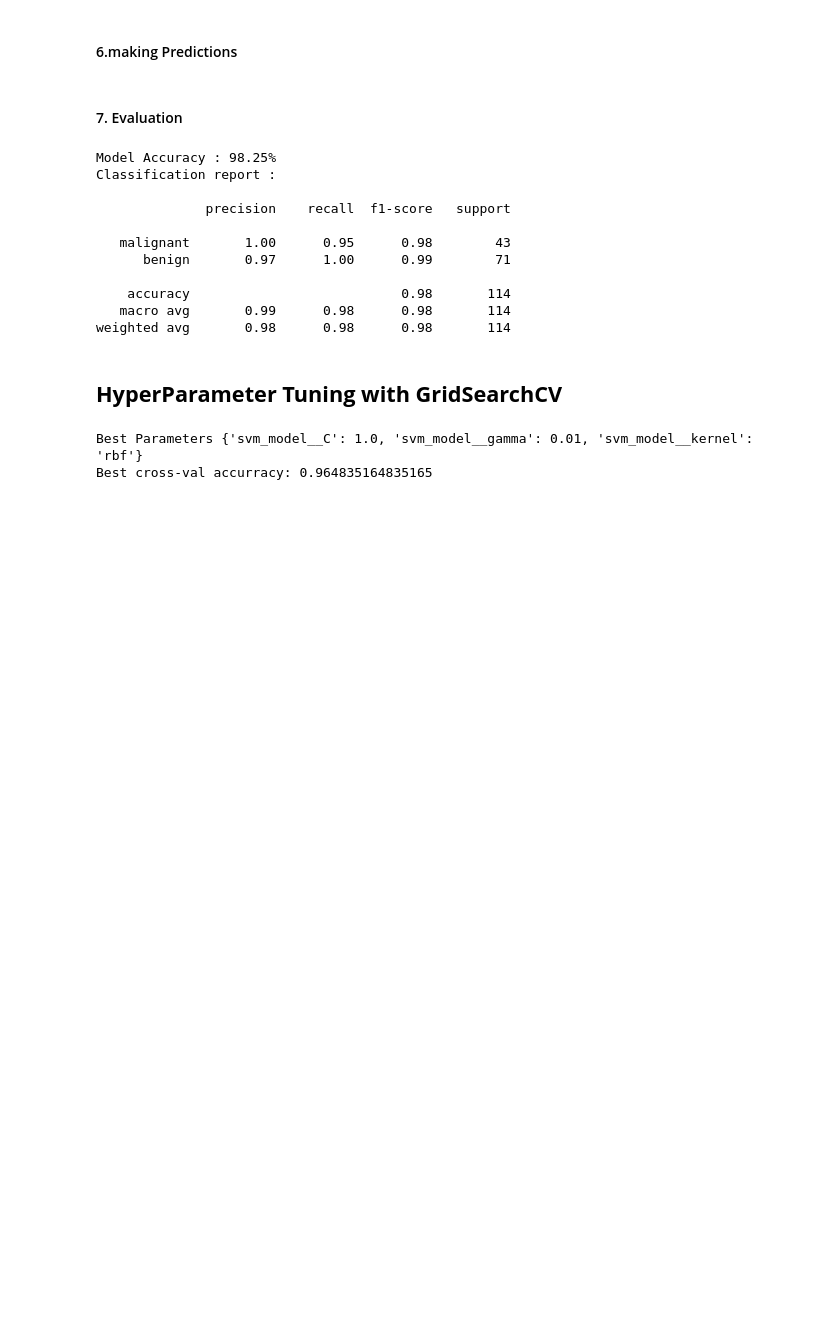
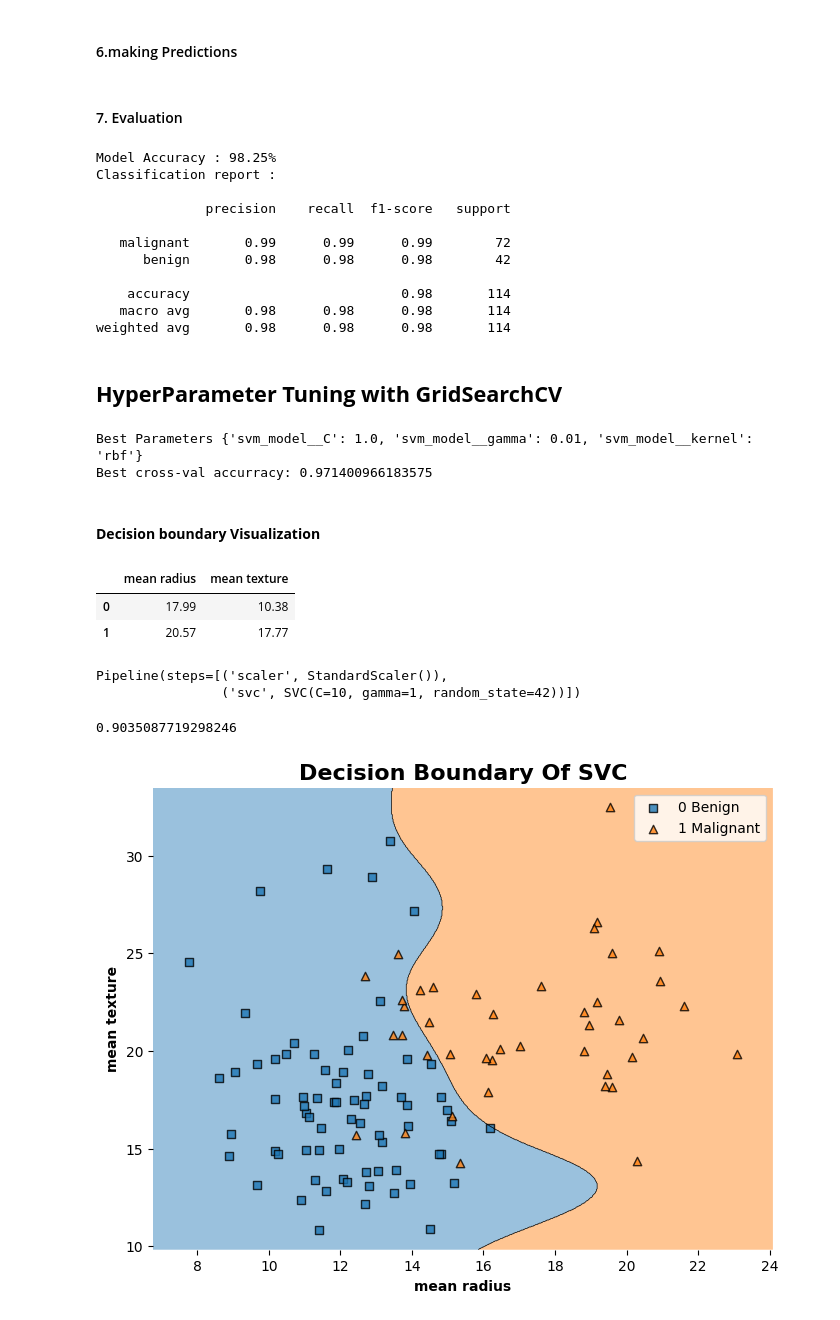
Before and after one commit to Akash123-cyber/ML-Journey, a Jupyter notebook: 18.1_SVM_SVC_and_SVR.ipynb, the cells around one changed output. Cells and saved outputs as stored; diff of their text form; code cells hidden in the pictures; blank space fills up the shorter version.

```diff
--- a/18.1_SVM_SVC_and_SVR.ipynb
+++ b/18.1_SVM_SVC_and_SVR.ipynb
@@ -282,18 +308,18 @@ y_pred = svm_model.predict(x_test_scaled)
 accuracy = accuracy_score(y_test, y_pred)
 # %%
 print(f"Model Accuracy : {accuracy*100:.2f}%")
-print(f"Classification report : \n\n{classification_report(y_test, y_pred, target_names = data.target_names)}")
+print(f"Classification report : \n\n{classification_report(y_test, y_pred, target_names = cancer.target_names)}")
 # %% [output]
 Model Accuracy : 98.25%
 Classification report :
 
               precision    recall  f1-score   support
 
-   malignant       1.00      0.95      0.98        43
-      benign       0.97      1.00      0.99        71
+   malignant       0.99      0.99      0.99        72
+      benign       0.98      0.98      0.98        42
 
     accuracy                           0.98       114
-   macro avg       0.99      0.98      0.98       114
+   macro avg       0.98      0.98      0.98       114
 weighted avg       0.98      0.98      0.98       114
 # %% [markdown]
 ## **HyperParameter Tuning with GridSearchCV**
@@ -317,7 +343,7 @@ rbf_svm_pipeline = Pipeline(
 grid_search = GridSearchCV(
     rbf_svm_pipeline,
     param_grid,
-    cv = 5, # 5-fold cross-validation
+    cv = 10, # 5-fold cross-validation
     scoring = 'accuracy',
     n_jobs = -1
 )
@@ -328,4 +354,57 @@ print("Best Parameters", grid_search.best_params_)
 print("Best cross-val accurracy:", grid_search.best_score_)
 # %% [output]
 Best Parameters {'svm_model__C': 1.0, 'svm_model__gamma': 0.01, 'svm_model__kernel': 'rbf'}
-Best cross-val accurracy: 0.964835164835165
+Best cross-val accurracy: 0.971400966183575
+# %% [markdown]
+#### **Decision boundary Visualization**
+# %%
+x = x.iloc[:,0:2]
+x.head(2)
+# %% [output]
+|  | mean radius | mean texture |
+| 0 | 17.99 | 10.38 |
+| 1 | 20.57 | 17.77 |
+# %%
+x_train, x_test, y_train, y_test = train_test_split(x, y, test_size = 0.2, random_state = 42, stratify = y)
+# %%
+svm_clf = Pipeline(
+    [
+        ('scaler',StandardScaler()),
+        ('svc',SVC(
+            C = 10,
+            gamma = 1,
+            kernel = 'rbf',
+            random_state = 42
+
+        ))
+    ]
+)
+
+svm_clf.fit(x_train, y_train)
+# %% [output]
+Pipeline(steps=[('scaler', StandardScaler()),
+                ('svc', SVC(C=10, gamma=1, random_state=42))])
+# %%
+svm_clf.score(x_test,y_test)
+# %% [output]
+0.9035087719298246
+# %%
+# now visualization
+
+from mlxtend.plotting import plot_decision_regions
+import matplotlib.pyplot as plt
+
+plt.figure(figsize = (8,6))
+plot_decision_regions(
+    X = x_test.to_numpy(),
+    y = y_test,
+    clf = svm_clf,
+)
+plt.legend(["0 Benign", "1 Malignant"])
+plt.xlabel("mean radius",fontweight = 'bold')
+plt.ylabel('mean texture',fontweight = 'bold')
+plt.title("Decision Boundary Of SVC",fontweight = 'bold', fontsize = 16)
+
+plt.show()
+# %% [output]
+[figure, added]
```
Also changed, not shown: parts of 6 cells of this notebook.
